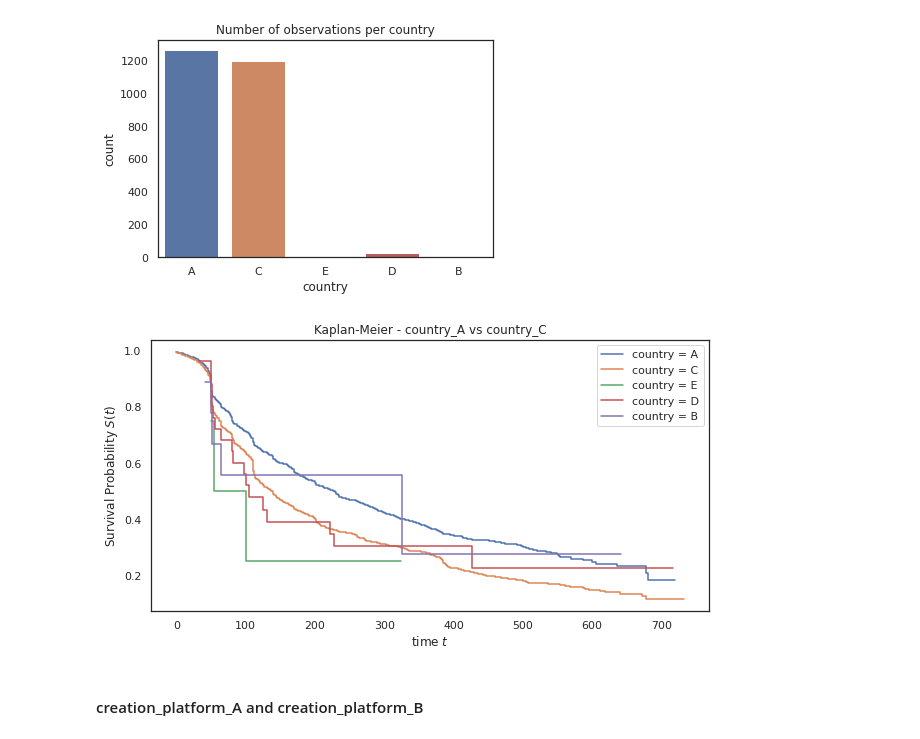
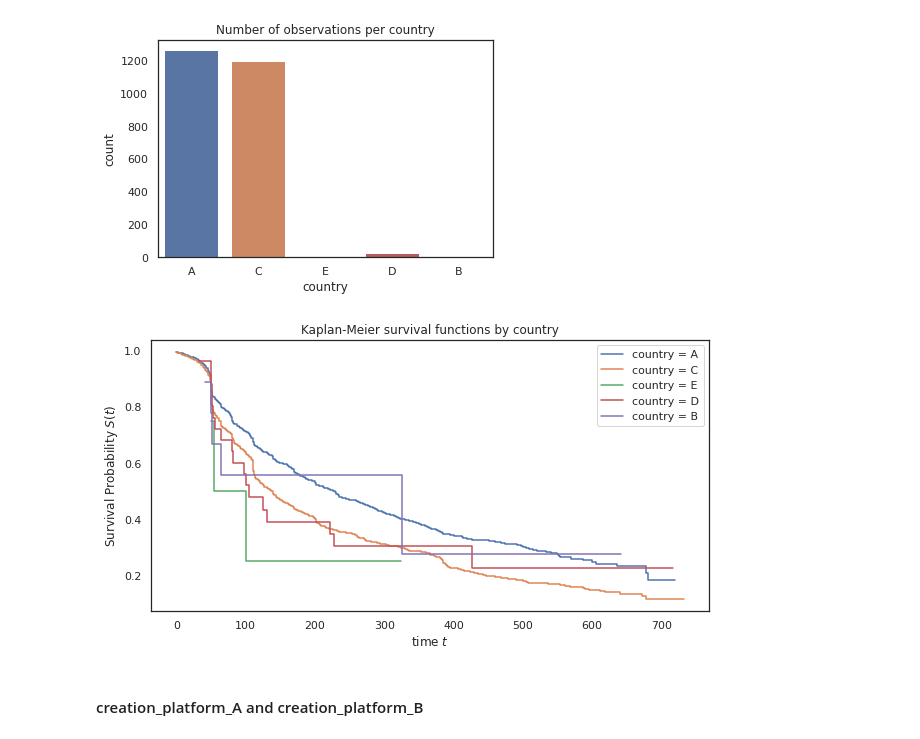
Before and after one commit to marcosmedvescig/thesis_survival_models_for_predicting_churn, a Jupyter notebook: eda.ipynb, the cells around one changed output. Cells and saved outputs as stored; diff of their text form; code cells hidden in the pictures.

```diff
--- a/eda.ipynb
+++ b/eda.ipynb
@@ -313,28 +313,28 @@ ax.set_title('Number of observations per country');
 # %%
 # Kaplan-Meier - country_A vs country_C
 
 import matplotlib.pyplot as plt
 from sksurv.nonparametric import kaplan_meier_estimator
 
 plt.figure(figsize=(10,5))
 
 raw_data['event'] = raw_data['event'].astype(bool)
 
 for country in ['A','C','E','D','B']:
     mask_segment = raw_data['country'] == country
     time_treatment, survival_prob_treatment = kaplan_meier_estimator(
         raw_data['event'][mask_segment],
         raw_data['time'][mask_segment])
 
     plt.step(time_treatment, survival_prob_treatment, where="post",
              label="country = %s" % country)
 
 plt.ylabel("Survival Probability $S(t)$")
 plt.xlabel("time $t$")
 plt.legend(loc="best")
-plt.title('Kaplan-Meier - country_A vs country_C');
+plt.title('Kaplan-Meier survival functions by country');
 # %% [output]
-[figure, old version]
+[figure, new version]
 # %% [markdown]
 #### creation_platform_A and creation_platform_B
 # %%
```
Also changed, not shown: parts of 3 cells of this notebook.
